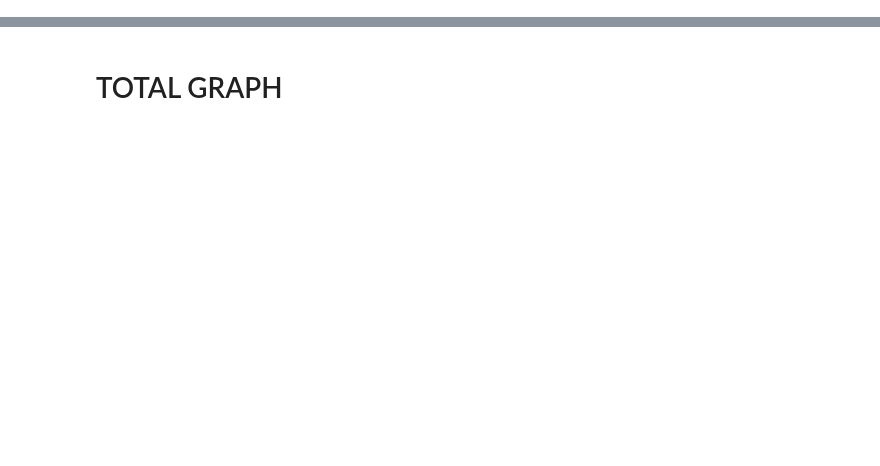
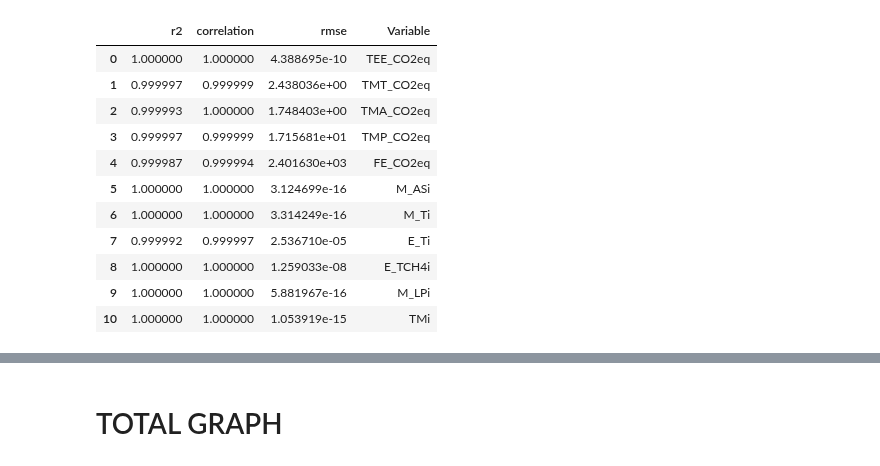
Before and after one commit to simonzabrocki/GraphModels, a Jupyter notebook: GE3_development.ipynb, the cells around one changed output, grey strips where cells are left out. Drawn from its saved outputs; the diff is of its cells as text; code cells hidden in the pictures; blank space fills up the shorter version.

```diff
--- a/GE3_development.ipynb
+++ b/GE3_development.ipynb
@@ -1,14 +1,15 @@
 # %%
-from graphmodels.graphmodel_exp import GraphModel, concatenate_graph_specs
-from graphmodels.validation import check_model, check_variable_graph
+from graphmodels.graphmodel import GraphModel, concatenate_graph_specs
+from graphmodels.validation import score_model, plot_diagnostic, plot_baseline_vs_computation
 import pandas as pd
 import plotly.express as px
 from sklearn.metrics import r2_score
+from database import select_dataset
 
 def df_to_dict(df):
     X = {}
     for code in df.columns:
-        X[code] = df[code].fillna(0)
+        X[code] = df[code]#.fillna(0)
     return X
 
 
@@ -37,3 +24,6 @@ kg_to_Gg = 1e-6
 # %%
-df = pd.read_csv('models/Hermen/data/GY_GE_GU_GM_GP.csv')
+df = pd.read_csv('models/Hermen/data/GY_GE_GU_GM_GP_GT.csv')
+pop = select_dataset('population')
 data_dict = df_to_dict(pivot(df))
+data_dict['Pop'] = pop.set_index(['Area', 'Year'])['Value']
+data_dict['OEi'] = data_dict['OEi'].reset_index(level='Item', drop='True').dropna()
@@ -182,0 +56,18 @@ FE_CO2eq r2: 0.9999878268614328 | FE_CO2eq corr: 0.9999941597487292
+# %%
+model = GE3_models['GE3_model']
+X, y = get_X_y_from_data(model, data_dict)
+
+score_model(model, X, y)
+# %% [output]
+|  | r2 | correlation | rmse | Variable |
+| 0 | 1.000000 | 1.000000 | 4.388695e-10 | TEE_CO2eq |
+| 1 | 0.999997 | 0.999999 | 2.438036e+00 | TMT_CO2eq |
+| 2 | 0.999993 | 1.000000 | 1.748403e+00 | TMA_CO2eq |
+| 3 | 0.999997 | 0.999999 | 1.715681e+01 | TMP_CO2eq |
+| 4 | 0.999987 | 0.999994 | 2.401630e+03 | FE_CO2eq |
+| 5 | 1.000000 | 1.000000 | 3.124699e-16 | M_ASi |
+| 6 | 1.000000 | 1.000000 | 3.314249e-16 | M_Ti |
+| 7 | 0.999992 | 0.999997 | 2.536710e-05 | E_Ti |
+| 8 | 1.000000 | 1.000000 | 1.259033e-08 | E_TCH4i |
+| 9 | 1.000000 | 1.000000 | 5.881967e-16 | M_LPi |
+| 10 | 1.000000 | 1.000000 | 1.053919e-15 | TMi |
```
Also changed, not shown: parts of 23 cells of this notebook, 5 other files.
